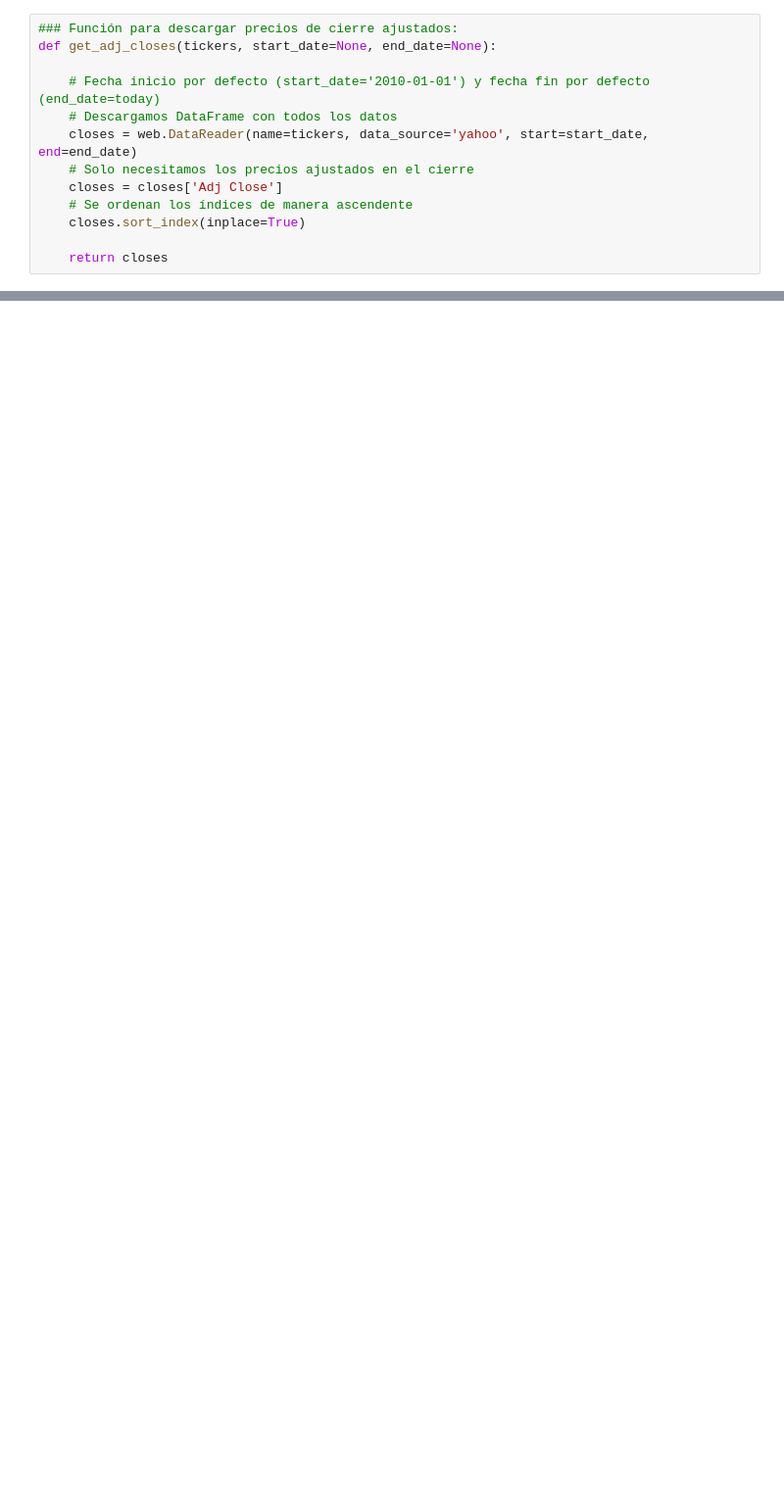
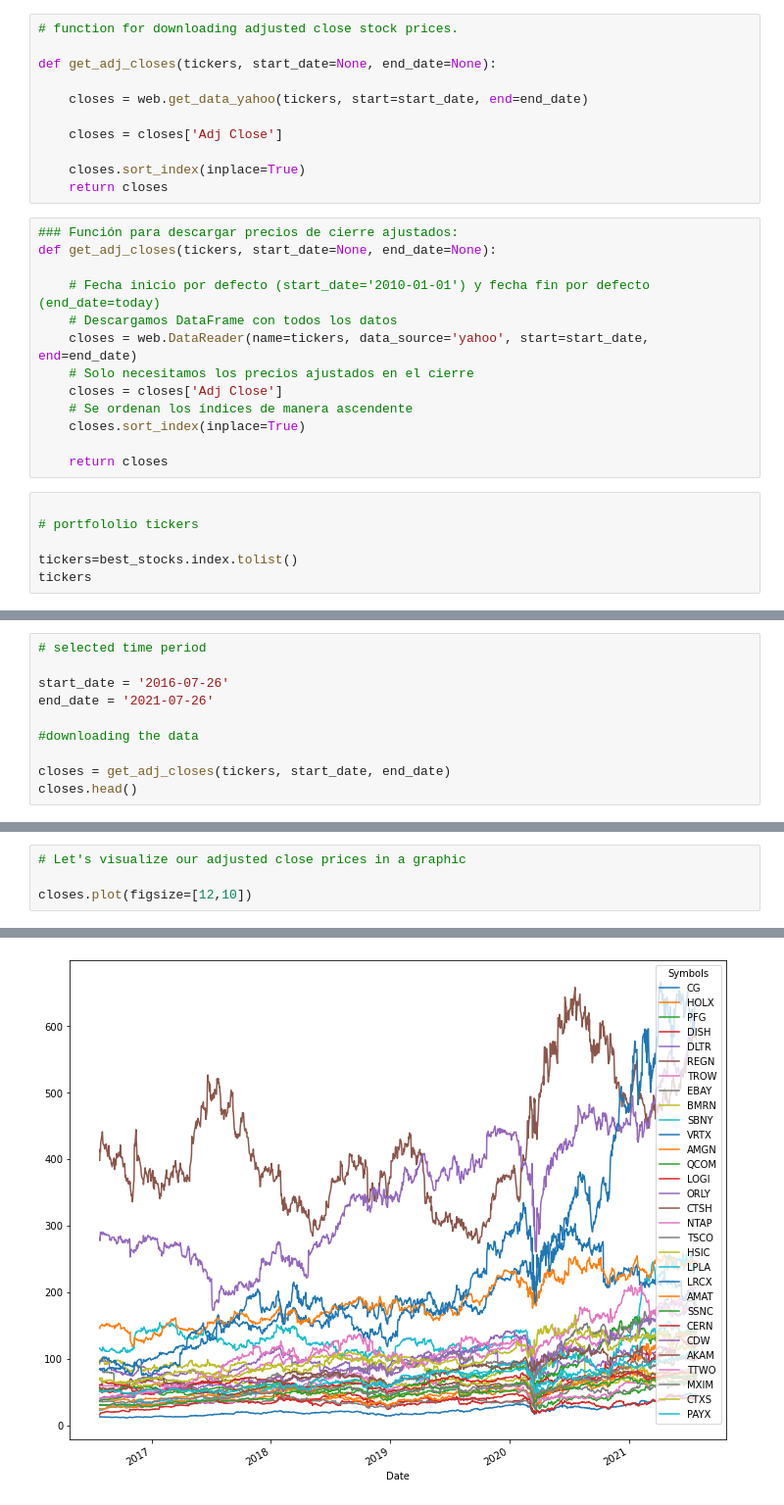
Before and after one commit to bmanica/Factset_Learning_PA, a Jupyter notebook: Optimal_portfolio_selection.ipynb, the cells around one changed output, grey strips where cells are left out. Shown: that part at 98% size. Cells and saved outputs as stored; diff of their text form; blank space fills up the shorter version.

Commit message:
Data and portfolio optimization

```diff
--- a/Optimal_portfolio_selection.ipynb
+++ b/Optimal_portfolio_selection.ipynb
@@ -73,3 +89,14 @@ best_stocks
+# %%
+# function for downloading adjusted close stock prices.
+
+def get_adj_closes(tickers, start_date=None, end_date=None):
+
+    closes = web.get_data_yahoo(tickers, start=start_date, end=end_date)
+
+    closes = closes['Adj Close']
+
+    closes.sort_index(inplace=True)
+    return closes
 # %%
 ### Función para descargar precios de cierre ajustados:
 def get_adj_closes(tickers, start_date=None, end_date=None):
@@ -83,3 +110,9 @@ def get_adj_closes(tickers, start_date=None, end_date=None):
     closes.sort_index(inplace=True)
 
     return closes
+# %%
+
+# portfololio tickers
+
+tickers=best_stocks.index.tolist()
+tickers
@@ -85,0 +137,10 @@ def get_adj_closes(tickers, start_date=None, end_date=None):
+# %%
+# selected time period
+
+start_date = '2016-07-26'
+end_date = '2021-07-26'
+
+#downloading the data
+
+closes = get_adj_closes(tickers, start_date, end_date)
+closes.head()
@@ -85,0 +156,5 @@ def get_adj_closes(tickers, start_date=None, end_date=None):
+# %%
+# Let's visualize our adjusted close prices in a graphic
+
+closes.plot(figsize=[12,10])
+# %% [output]
@@ -85,0 +162 @@ def get_adj_closes(tickers, start_date=None, end_date=None):
+[figure, added]
```
Also changed, not shown: parts of 33 cells of this notebook.
